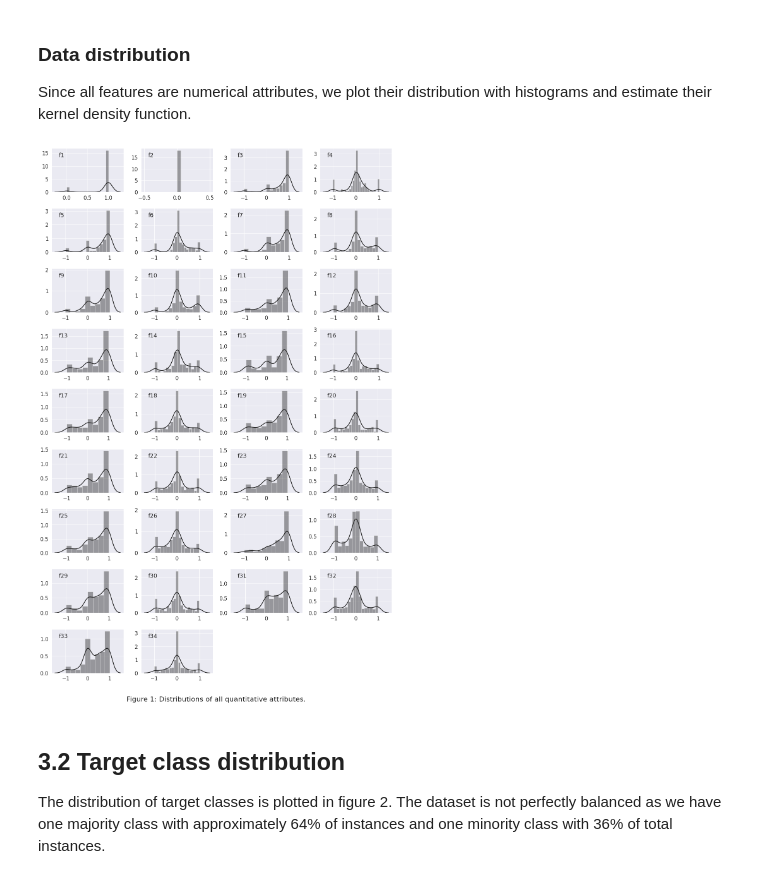
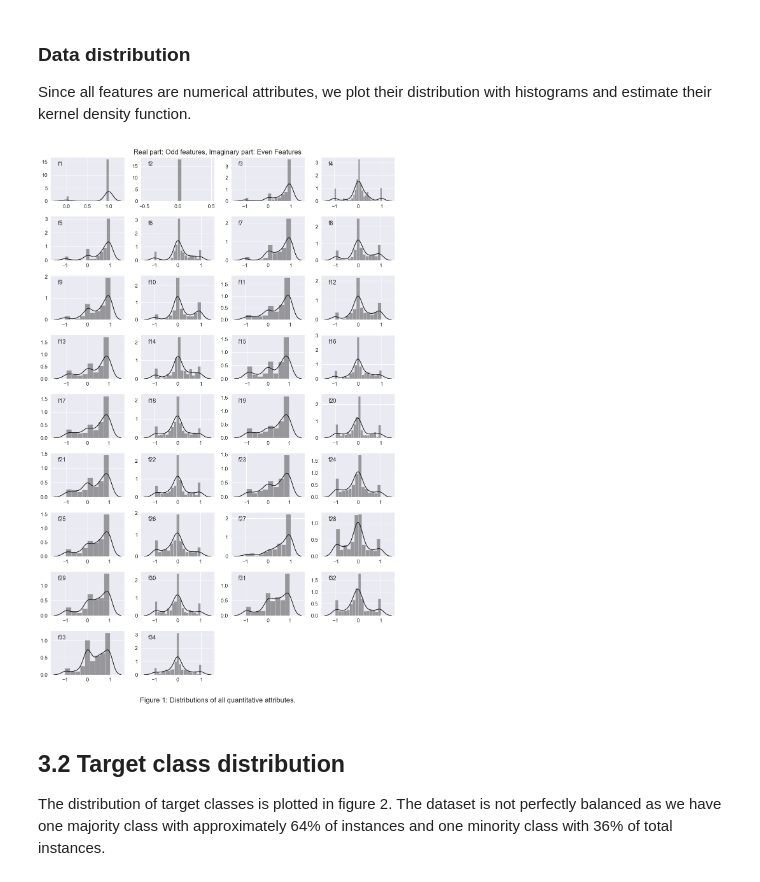
Before and after one commit to DeskDown/Ionosphere_Classfication, a Jupyter notebook: classification-of-ionosphere-returns.ipynb, the cells around one changed output. Saved outputs shown, nothing was run; the diff lists cells and outputs as text; code cells hidden in the pictures.

```diff
--- a/classification-of-ionosphere-returns.ipynb
+++ b/classification-of-ionosphere-returns.ipynb
@@ -64,6 +64,7 @@ def rename(x):
     return x
 
 file = "/kaggle/input/uci-ionosphere/ionosphere_data_kaggle.csv"
+file = "data/ionosphere_data_kaggle.csv"
 
 df = pd.read_csv(file)
 target_map = {"g" : 1, "b" : 0}
@@ -104,27 +105,28 @@ Since all features are numerical attributes, we plot their distribution with his
 # %%
 sns.set_style("whitegrid")
 
 num_cols = df.select_dtypes(include= ['Float64', 'int64']).columns
 sns.set(font_scale=1.5)
 fig, axes = plt.subplots(nrows=9, ncols=4, figsize=(16,24))
 fig.delaxes(axes[8,2])
 fig.delaxes(axes[8,3])
 
 # fig.subplots_adjust(hspace=0.5)
 # fig.suptitle('Distributions of numerical Features', fontsize = 36)
 
 
 for ax, feats in zip(axes.flatten(), num_cols):
     fig = sns.distplot(a=df[feats], ax=ax, kde_kws={"lw":2}, color="k")
     ax.set_ylabel("")
     ax.text(0.1,0.8, ax.xaxis.get_label().get_text(), transform=ax.transAxes)
     ax.set_xlabel("")
 
 plt.figtext(0.5,-0.025,"Figure 1: Distributions of all quantitative attributes.", fontsize = 22, ha = 'center')
+plt.gcf().suptitle("Real part: Odd features, Imaginary part: Even Features")
 plt.tight_layout()
 plt.show()
 # %% [output]
-[figure, old version]
+[figure, new version]
 # %% [markdown]
 ## 3.2 Target class distribution
 The distribution of target classes is plotted in figure 2. The dataset is not perfectly balanced as we have one majority class with approximately 64% of instances and one minority class with 36% of total instances.
```
Also changed, not shown: parts of 32 cells of this notebook.
